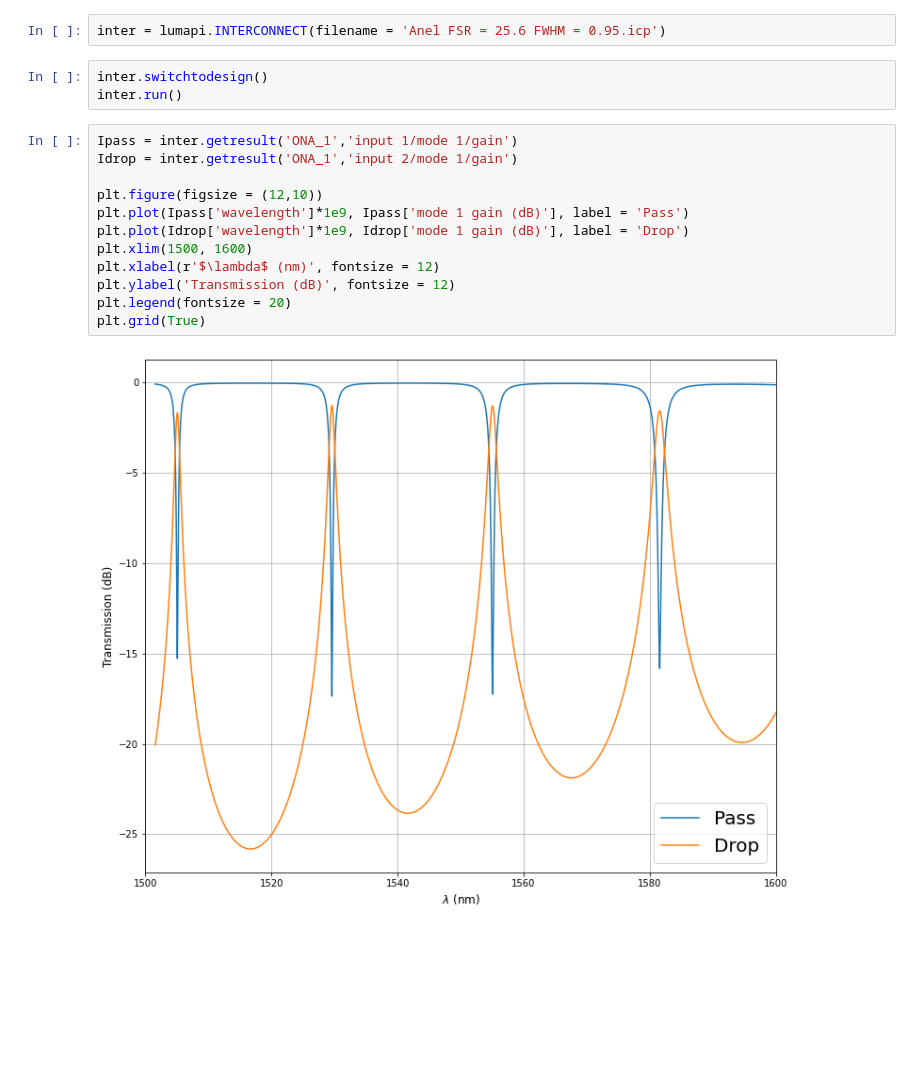
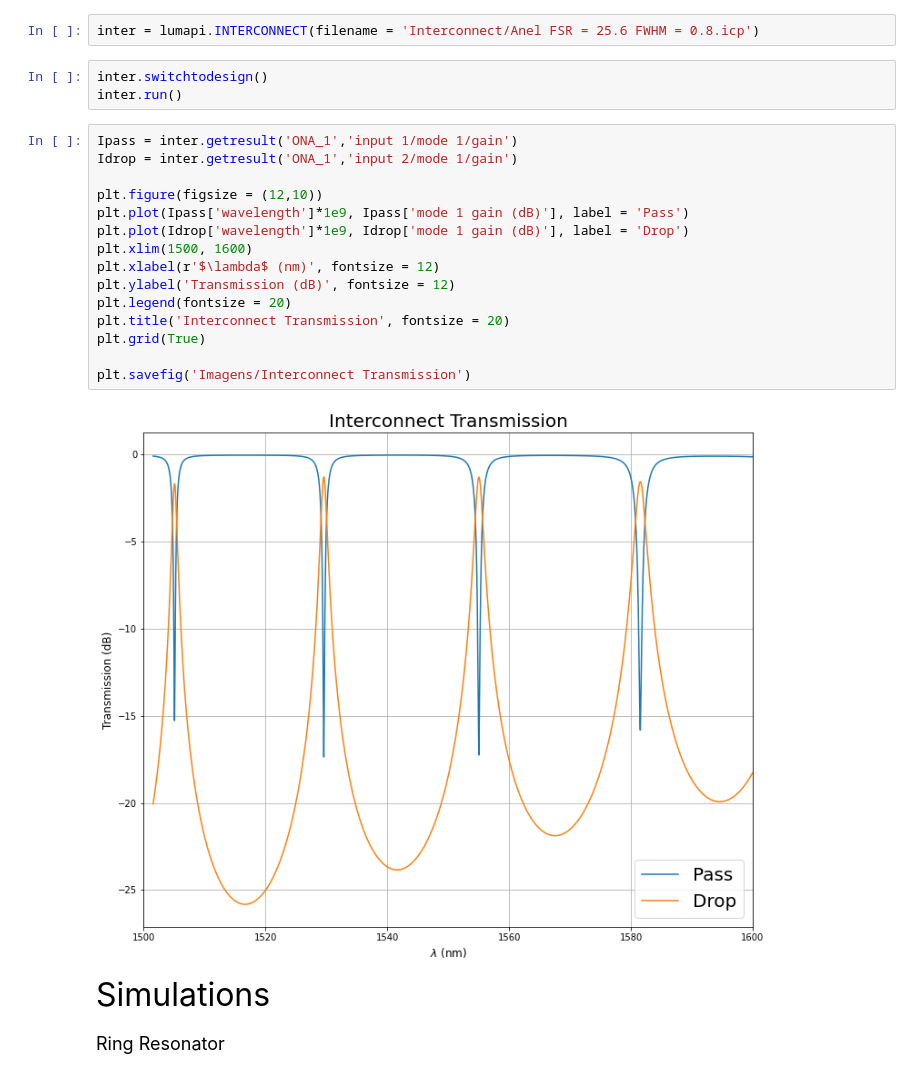
Before and after one commit to AndreyPaiva/Photonics, a Jupyter notebook: Ring Resonator/RR.ipynb, the cells around one changed output. Saved outputs shown, nothing was run; the diff lists cells and outputs as text; blank space fills up the shorter version.

```diff
--- a/Ring Resonator/RR.ipynb
+++ b/Ring Resonator/RR.ipynb
@@ -276,21 +276,28 @@ plt.savefig("Imagens/Gap Sweep")
 # %% [markdown]
 <font size = 6>Interconnect
 # %%
-inter = lumapi.INTERCONNECT(filename = 'Anel FSR = 25.6 FWHM = 0.95.icp')
+inter = lumapi.INTERCONNECT(filename = 'Interconnect/Anel FSR = 25.6 FWHM = 0.8.icp')
 # %%
 inter.switchtodesign()
 inter.run()
 # %%
 Ipass = inter.getresult('ONA_1','input 1/mode 1/gain')
 Idrop = inter.getresult('ONA_1','input 2/mode 1/gain')
 
 plt.figure(figsize = (12,10))
 plt.plot(Ipass['wavelength']*1e9, Ipass['mode 1 gain (dB)'], label = 'Pass')
 plt.plot(Idrop['wavelength']*1e9, Idrop['mode 1 gain (dB)'], label = 'Drop')
 plt.xlim(1500, 1600)
 plt.xlabel(r'$\lambda$ (nm)', fontsize = 12)
 plt.ylabel('Transmission (dB)', fontsize = 12)
 plt.legend(fontsize = 20)
+plt.title('Interconnect Transmission', fontsize = 20)
 plt.grid(True)
+
+plt.savefig('Imagens/Interconnect Transmission')
 # %% [output]
-[figure, old version]
+[figure, new version]
+# %% [markdown]
+<font size = 6>Simulations
+# %% [markdown]
+<font size = 4> Ring Resonator
```
Also changed, not shown: parts of 39 cells of this notebook, 3 other files.
